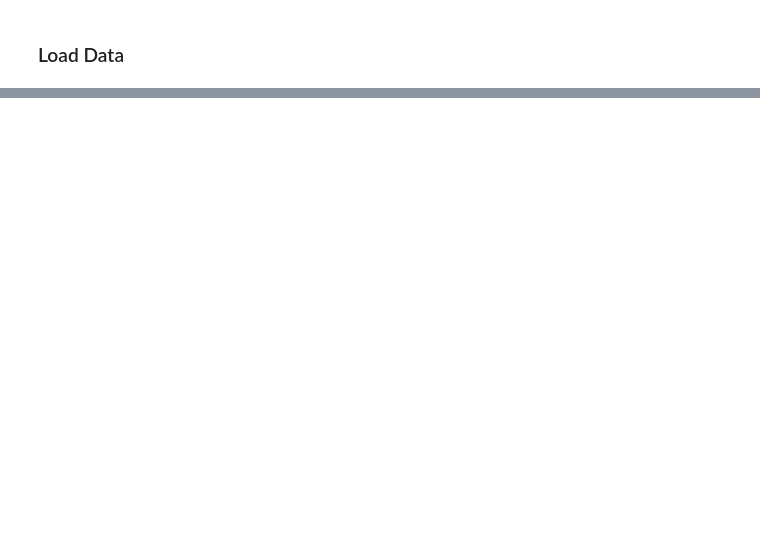
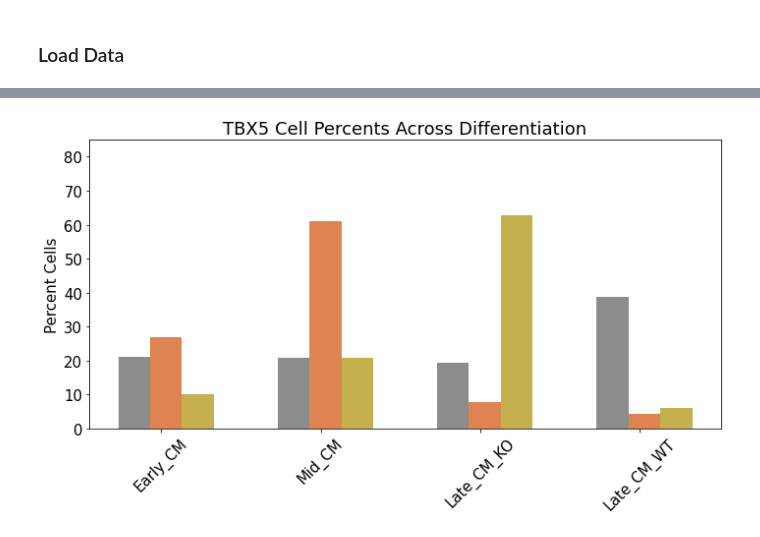
Before and after one commit to darmen04/CHD-associated-enhancers-shape-human-cardiomyocyte-lineage-commitment, a Jupyter notebook: Notebooks/Knockout_Het_Screen/5H.ipynb, the cells around one changed output, grey strips where cells are left out. Drawn from its saved outputs; the diff is of its cells as text; code cells hidden in the pictures; blank space fills up the shorter version.

```diff
--- a/Notebooks/Knockout_Het_Screen/5H.ipynb
+++ b/Notebooks/Knockout_Het_Screen/5H.ipynb
@@ -123,0 +104,2 @@ plt.savefig('./CM_PKATE_Distribution_ENH5.png')
+# %%
+cluster_list = ['3', '1', '2', '0']
@@ -123,0 +120,53 @@ plt.savefig('./CM_PKATE_Distribution_ENH5.png')
+# %%
+ENH3_cmap = {
+    'Early_CM': '#dd8452',
+    'Mid_CM': '#dd8452',
+    'Late_CM_KO': '#dd8452',
+    'Late_CM_WT' : '#dd8452'}
+# %%
+ENH5_cmap = {
+    'Early_CM': '#C4B04F',
+    'Mid_CM': '#C4B04F',
+    'Late_CM_KO' : '#C4B04F',
+    'Late_CM_WT' : '#C4B04F'}
+# %%
+WT_cmap = {
+    'Early_CM': '#8c8c8c',
+    'Mid_CM': '#8c8c8c',
+    'Late_CM_KO' : '#8c8c8c',
+    'Late_CM_WT' : '#8c8c8c'}
+# %%
+plt.rcParams.update({'font.size': 15})
+
+fig, ax = plt.subplots(1, figsize=(10,6))
+
+width = 0.20
+
+labels =  ['Early_CM', 'Mid_CM', 'Late_CM_KO', 'Late_CM_WT' ]
+
+
+for i, c in enumerate(Total_Percents[2]):
+    ax.bar(i, c, width, color=WT_cmap[labels[i]])
+
+for i, c in enumerate(Total_Percents[0]):
+    ax.bar(i + width, c, width, color=ENH3_cmap[labels[i]])
+
+for i, c in enumerate(Total_Percents[1]):
+    ax.bar(i + width + width, c, width, color=ENH5_cmap[labels[i]])
+
+ax.set_xticks(np.arange(i+1) + .17)
+ax.set_xticklabels(labels)
+ax.set_ylabel('% Cells')
+plt.xticks(rotation = 45)
+rects = ax.patches
+rect_subset = rects[4:]
+
+
+
+plt.ylim(0, 85)
+plt.ylabel('Percent Cells')
+plt.title('TBX5 Cell Percents Across Differentiation')
+fig.tight_layout()
+fig.savefig('./CM_PHATE_Bar.pdf')
+# %% [output]
+[figure, added]
```
Also changed, not shown: parts of 13 cells of this notebook.
